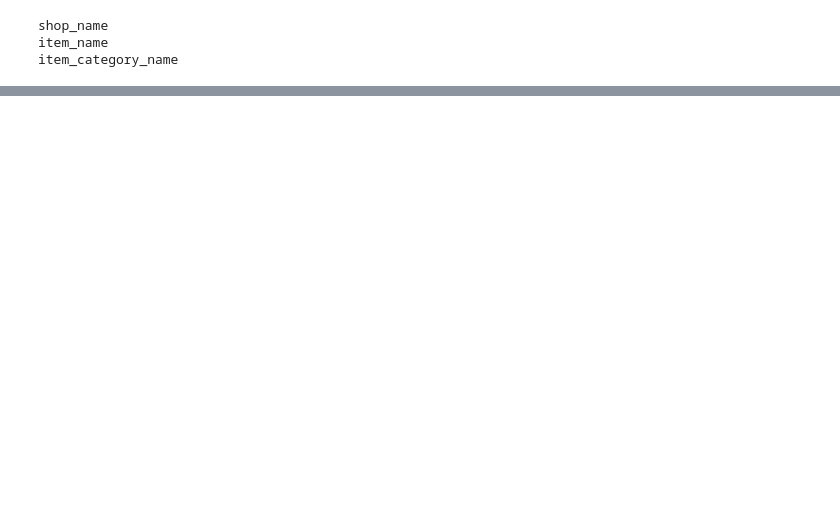
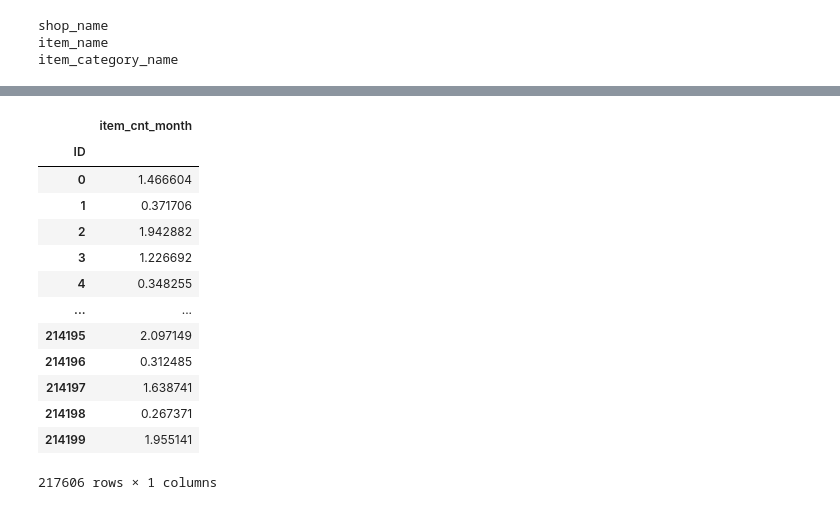
Before and after one commit to the-chiefdom/Predict_Future_Sales, a Jupyter notebook: Wrangling_Exploratory.ipynb, the cells around one changed output, grey strips where cells are left out. Drawn from its saved outputs; the diff is of its cells as text; code cells hidden in the pictures; blank space fills up the shorter version.

```diff
--- a/Wrangling_Exploratory.ipynb
+++ b/Wrangling_Exploratory.ipynb
@@ -430,3 +438,20 @@ test[['ID', 'item_cnt_month']].to_csv('submit.csv', index=False)
 # %%
 test['item_cnt_month'] = np.expm1(test['item_cnt_month'])
 test[['ID', 'item_cnt_month']].to_csv('final_submit.csv', index=False)
+# %%
+test[['ID', 'item_cnt_month']].set_index('ID')
+# %% [output]
+|  | item_cnt_month |
+| ID |  |
+| 0 | 1.466604 |
+| 1 | 0.371706 |
+| 2 | 1.942882 |
+| 3 | 1.226692 |
+| 4 | 0.348255 |
+| ... | ... |
+| 214195 | 2.097149 |
+| 214196 | 0.312485 |
+| 214197 | 1.638741 |
+| 214198 | 0.267371 |
+| 214199 | 1.955141 |
+217606 rows × 1 columns
```
Also changed, not shown: parts of 3 cells of this notebook, 2 other files.
